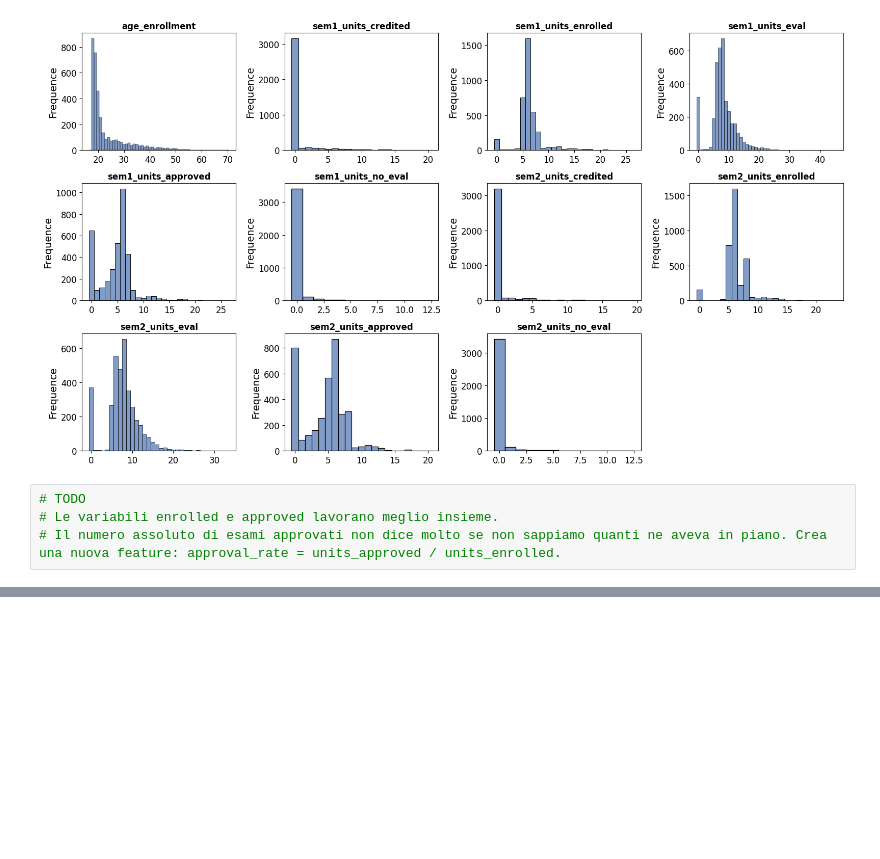
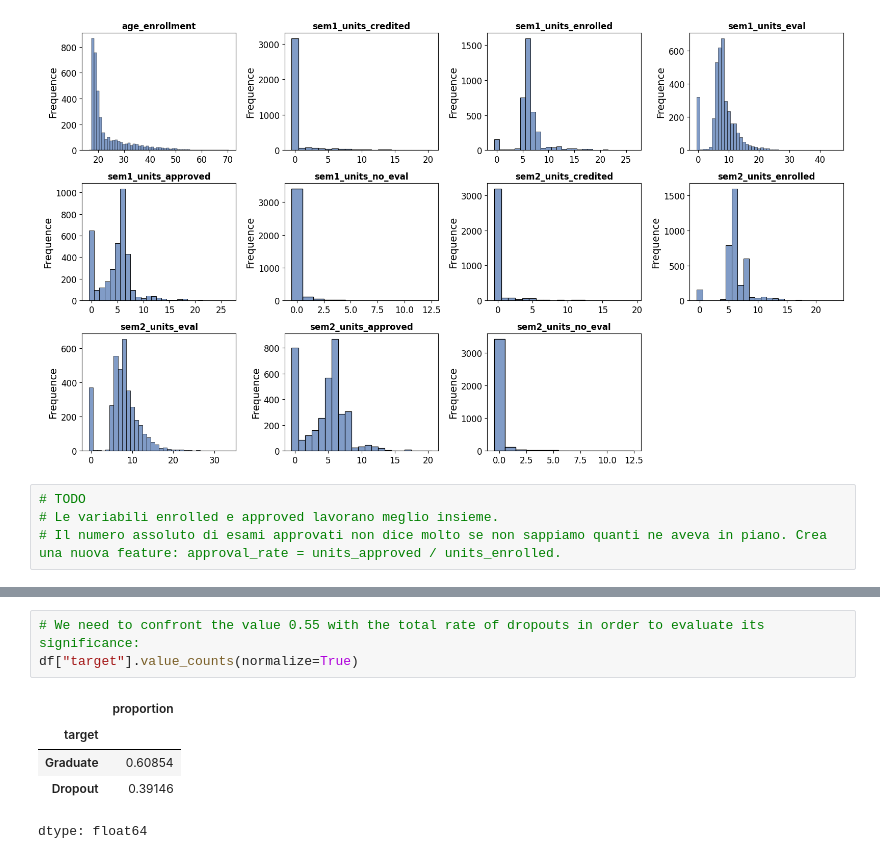
Before and after one commit to MatteoCorsi-git/Master-Data-Science-Statistical-Learning---UNIFI-IMT-Lucca---2024-25, a Jupyter notebook: hands_on_lab (Python)/bozza_hands_on_python_ML_project.ipynb, the cells around one changed output, grey strips where cells are left out. Saved outputs shown, nothing was run; the diff lists cells and outputs as text; blank space fills up the shorter version.

```diff
--- a/hands_on_lab (Python)/bozza_hands_on_python_ML_project.ipynb
+++ b/hands_on_lab (Python)/bozza_hands_on_python_ML_project.ipynb
@@ -345,0 +360,9 @@ plt.show()
+# %%
+# We need to confront the value 0.55 with the total rate of dropouts in order to evaluate its significance:
+df["target"].value_counts(normalize=True)
+# %% [output]
+|  | proportion |
+| target |  |
+| Graduate | 0.60854 |
+| Dropout | 0.39146 |
+dtype: float64
```
Also changed, not shown: parts of 4 cells of this notebook.
